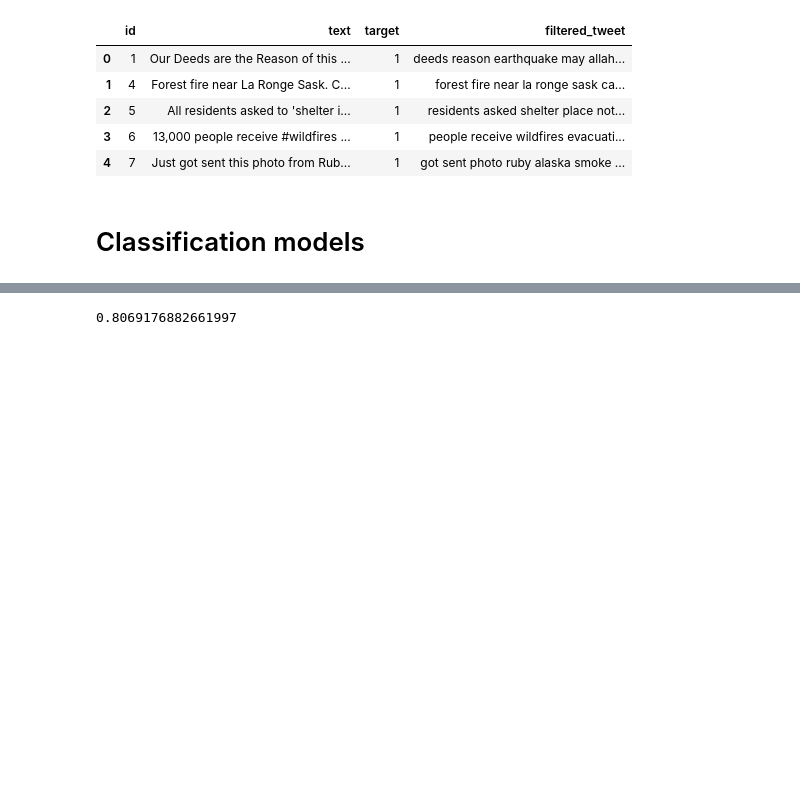
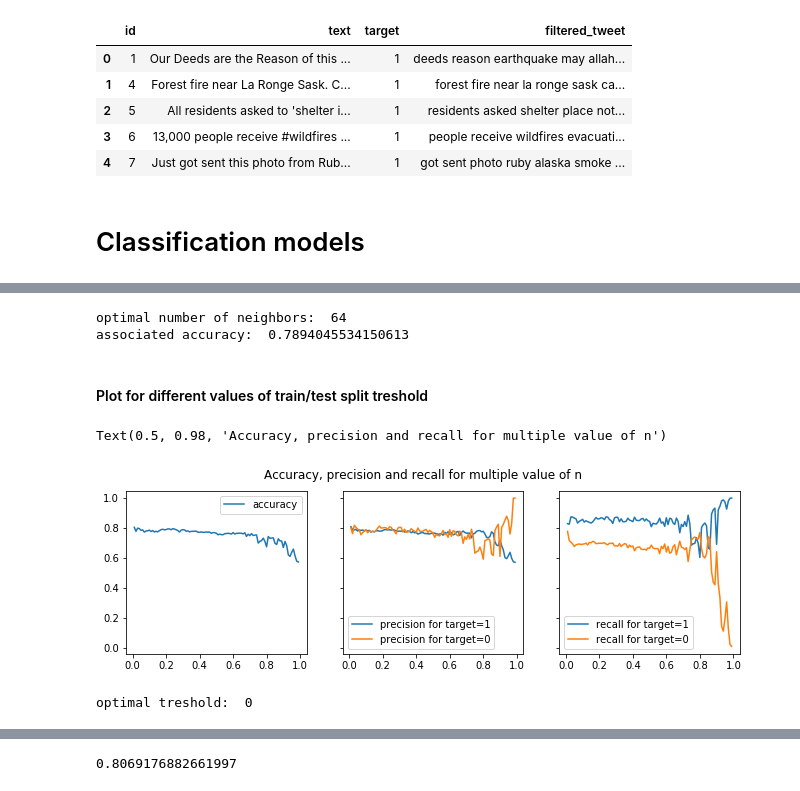
Before and after one commit to amuller9/Rolex_Project2, a Jupyter notebook: code/Samuel Main_Project2.ipynb, the cells around one changed output, grey strips where cells are left out. Saved outputs shown, nothing was run; the diff lists cells and outputs as text; code cells hidden in the pictures; blank space fills up the shorter version.

```diff
--- a/code/Samuel Main_Project2.ipynb
+++ b/code/Samuel Main_Project2.ipynb
@@ -157,0 +247,79 @@ train.head()
+# %%
+print('optimal number of neighbors: ', np.argmax(values_acc))
+
+classifier = KNeighborsClassifier(n_neighbors = np.argmax(values_acc), weights = 'distance')
+
+pipe = Pipeline([('vectorizer', tfidf_vector),
+                 ('classifier', classifier)])
+
+pipe.fit(X_train, y_train)
+
+predicted = pipe.predict(X_test)
+
+accuracy = metrics.accuracy_score(y_test, predicted)
+precision = metrics.precision_score(y_test, predicted, average=None)
+recall = metrics.recall_score(y_test, predicted, average=None)
+
+print('associated accuracy: ', accuracy)
+# %% [output]
+optimal number of neighbors:  64
+associated accuracy:  0.7894045534150613
+# %% [markdown]
+#### Plot for different values of train/test split treshold
+# %%
+data_acc = {}
+data_prec = {}
+data_rec = {}
+
+
+for i in range(1, 100, 1):
+    j = i/100
+
+    X_train, X_test, y_train, y_test = train_test_split(X, y, test_size=j, random_state=72)
+
+    classifier = KNeighborsClassifier(n_neighbors = 64, weights = 'distance')
+
+    pipe = Pipeline([('vectorizer', tfidf_vector),
+                 ('classifier', classifier)])
+
+    pipe.fit(X_train, y_train)
+
+    predicted = pipe.predict(X_test)
+
+    accuracy = metrics.accuracy_score(y_test, predicted)
+    precision = metrics.precision_score(y_test, predicted, average=None)
+    recall = metrics.recall_score(y_test, predicted, average=None)
+
+    data_acc[j] = accuracy
+    data_prec[j] = precision
+    data_rec[j] = recall
+
+
+names_acc = list(data_acc.keys())
+values_acc = list(data_acc.values())
+
+names_prec = list(data_prec.keys())
+values_prec = list(data_prec.values())
+
+names_rec = list(data_rec.keys())
+values_rec = list(data_rec.values())
+
+fig, axs = plt.subplots(1, 3, figsize=(11, 3), sharey=True)
+
+axs[0].plot(names_acc, values_acc, label='accuracy')
+axs[0].legend()
+
+axs[1].plot(names_prec, values_prec, label='precision')
+axs[1].legend(('precision for target=1', 'precision for target=0'))
+
+axs[2].plot(names_rec, values_rec, label='recall')
+axs[2].legend(('recall for target=1', 'recall for target=0'))
+
+fig.suptitle('Accuracy, precision and recall for multiple value of train/test split treshold')
+# %% [output]
+Text(0.5, 0.98, 'Accuracy, precision and recall for multiple value of n')
+[figure, added]
+# %%
+print('optimal treshold: ', np.argmax(values_acc))
+# %% [output]
+optimal treshold:  0
```
Also changed, not shown: parts of 70 cells of this notebook, 6 other files.
